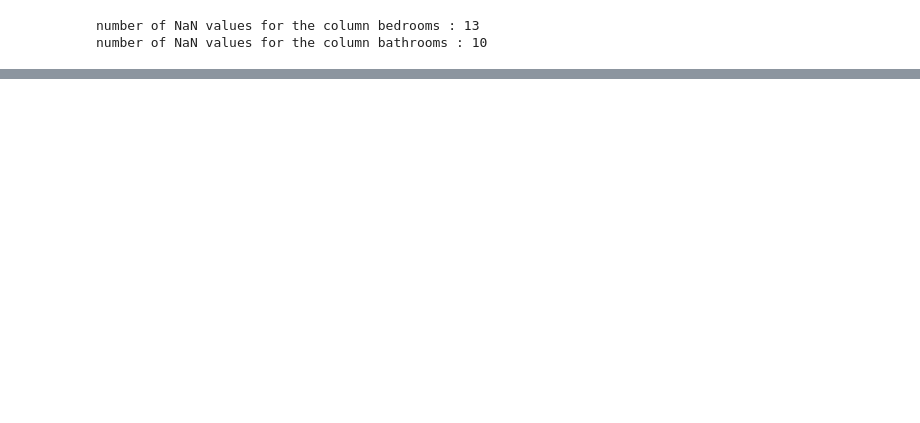
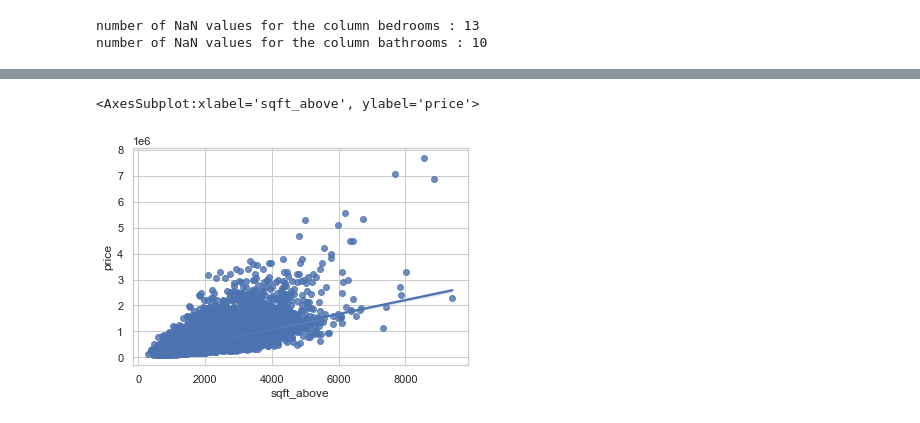
Before and after one commit to JyotiManoorkar/Predictive-Analysis_Linear-Regression-Using-Python, a Jupyter notebook: Predictive analysis.ipynb, the cells around one changed output, grey strips where cells are left out. Drawn from its saved outputs; the diff is of its cells as text; code cells hidden in the pictures; blank space fills up the shorter version.

```diff
--- a/Predictive analysis.ipynb
+++ b/Predictive analysis.ipynb
@@ -116,0 +153,6 @@ number of NaN values for the column bathrooms : 10
+# %%
+#Use the function regplot  in the seaborn library  to  determine if the feature sqft_above is negatively or positively correlated with price.
+sns.regplot(x=df['sqft_above'],y=df['price'],data=df)
+# %% [output]
+<AxesSubplot:xlabel='sqft_above', ylabel='price'>
+[figure, added]
```
Also changed, not shown: parts of 18 cells of this notebook.
